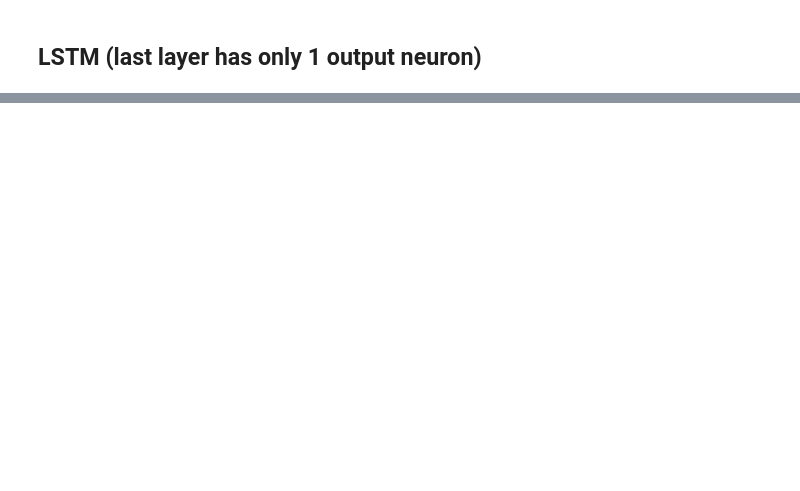
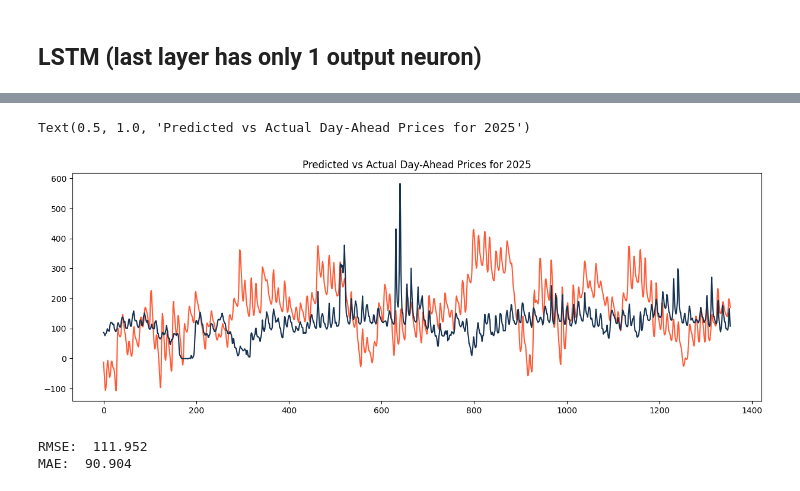
Before and after one commit to SSBO-ai/ai-for-energy, a Jupyter notebook: notebook/05_models/lstm_2019-2025.ipynb, the cells around one changed output, grey strips where cells are left out. Cells and saved outputs as stored; diff of their text form; code cells hidden in the pictures; blank space fills up the shorter version.

```diff
--- a/notebook/05_models/lstm_2019-2025.ipynb
+++ b/notebook/05_models/lstm_2019-2025.ipynb
@@ -464,0 +223,4 @@ MAE:  9.709
+# %%
+df_test["year"] = df_test["date"].dt.year
+df_test = pd.get_dummies(df_test, columns=["year"], dtype=int)
+df_test.columns
@@ -464,0 +235,36 @@ MAE:  9.709
+# %%
+# Adding year columns with dummies for 2019-2024
+# List of the dummy columns needed
+year_dummies = ['year_2020', 'year_2021', 'year_2022', 'year_2023', 'year_2026']
+
+# Assign 0 to all of them at once
+df_test[year_dummies] = 0
+# %%
+# LSTM TEST requires normalized inputs.
+
+target_test = "price"
+features_test = ['price_gas', 'load_forecast_da', 'off_wind_da', 'on_wind_da',
+       'solar_da', 'gen_forecast_da', 'dayofyear_sin1',
+       'dayofyear_cos1', 'hour_sin1', 'hour_cos1', 'dayofweek_sin1',
+       'dayofweek_cos1', 'is_holiday', 'year_2020', 'year_2021', 'year_2022', 'year_2023',
+       'year_2024', 'year_2025', 'year_2026']
+features_to_scale_test = ['price_gas', 'load_forecast_da', 'off_wind_da', 'on_wind_da',
+       'solar_da', 'gen_forecast_da']
+
+# Set feature_range to (-1, 1)
+price_scaler_test = MinMaxScaler(feature_range=(-1, 1))
+exog_scaler_test  = MinMaxScaler(feature_range=(-1, 1))
+
+# Combine target and features into one list
+all_cols_test = [target_test] + features_test
+
+# Create 'scaled' as a copy of only those columns from df_test that we need for testing
+# This automatically preserves the original index
+scaled_test = df_test[all_cols_test].copy()
+
+# Fit and transform the target and features separately:
+scaled_test['price'] = price_scaler_test.fit_transform(df_test[[target_test]])
+scaled_test[features_to_scale_test] = exog_scaler_test.fit_transform(df_test[features_to_scale_test])
+
+print (len(scaled_test))
+scaled_test.head()
@@ -464,0 +326,25 @@ MAE:  9.709
+# %%
+plt.figure(figsize=(15,5))
+plt.plot(final_prices, label='Predicted Prices for 2025', color=NF_ORANGE)
+plt.plot(df_test['price'].values[:1354], label='Actual Prices for 2025', color=NF_BLUE)
+plt.title('Predicted vs Actual Day-Ahead Prices for 2025')
+# %% [output]
+Text(0.5, 1.0, 'Predicted vs Actual Day-Ahead Prices for 2025')
+[figure, added]
+# %%
+# Assessing the models with RMSE, MAPE and MAE
+
+rms_lstm = np.sqrt(mean_squared_error(df_test['price'].values[:1354], final_prices))
+
+mape_lstm = mean_absolute_percentage_error(df_test['price'].values[:1354], final_prices) * 100
+
+mae_lstm = np.mean(np.abs(df_test['price'].values[:1354] - final_prices))
+
+
+
+# Printing RMSE of all the methods
+print("RMSE: ", round(rms_lstm,3))
+print("MAE: ", round(mae_lstm,3))
+# %% [output]
+RMSE:  111.952
+MAE:  90.904
```
Also changed, not shown: parts of 40 cells of this notebook, 1 other file.
